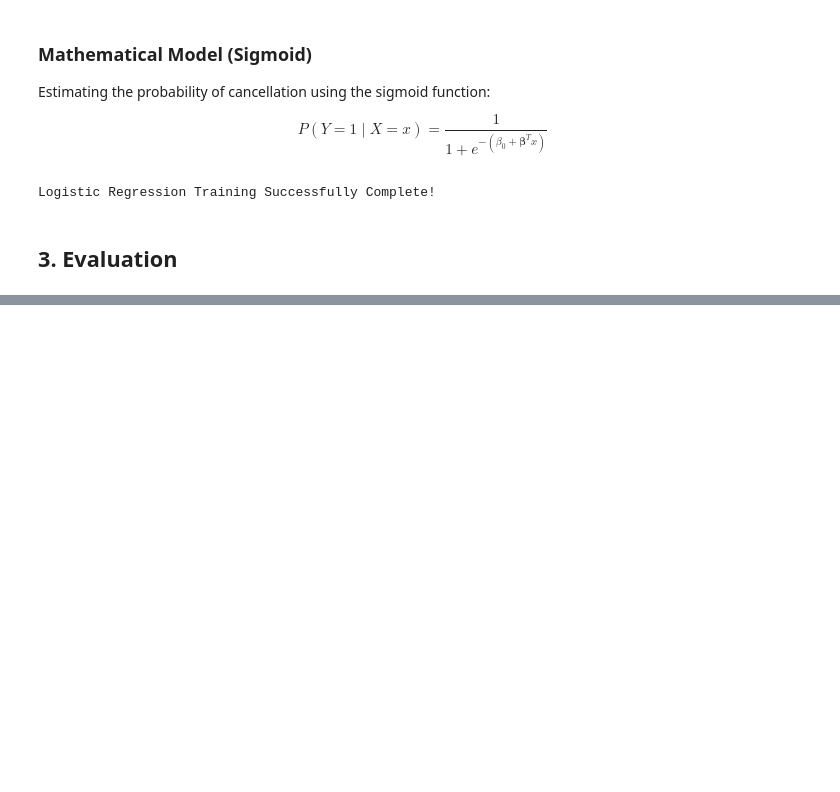
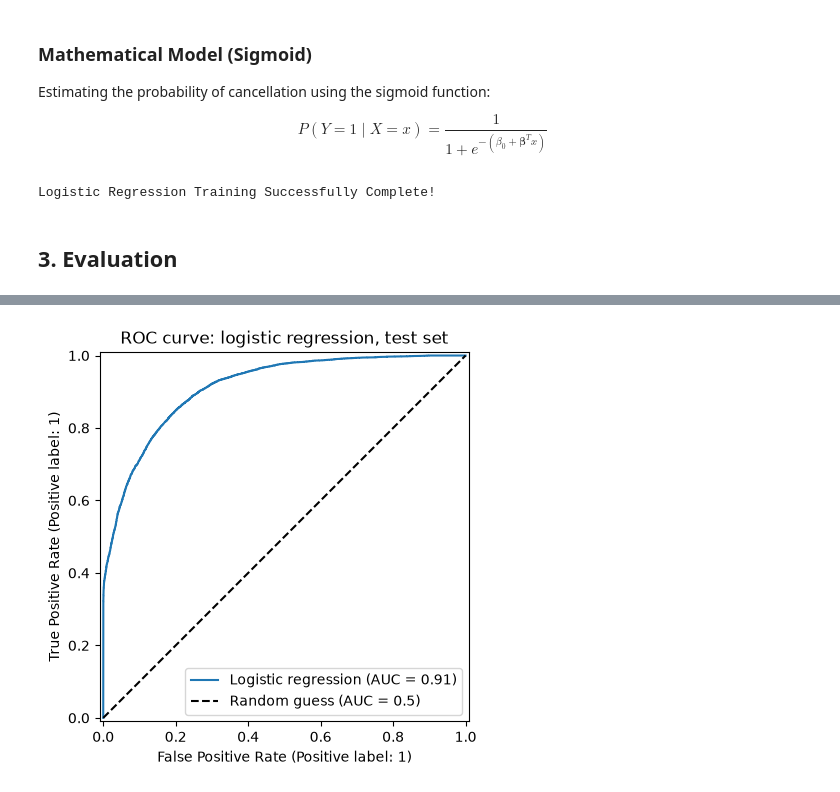
Before and after one commit to MasMits/hotel-cancellation-ml, a Jupyter notebook: notebook/project.ipynb, the cells around one changed output, grey strips where cells are left out. Cells and saved outputs as stored; diff of their text form; code cells hidden in the pictures; blank space fills up the shorter version.

```diff
--- a/notebook/project.ipynb
+++ b/notebook/project.ipynb
@@ -150,0 +219,4 @@ Logistic Regression Training Successfully Complete!
+# %%
+evaluation.plot_roc_curve(logistic_model, X_test, y_test, title="ROC curve: logistic regression, test set")
+# %% [output]
+[figure, added]
```
Also changed, not shown: parts of 8 cells of this notebook, 1 other file.
